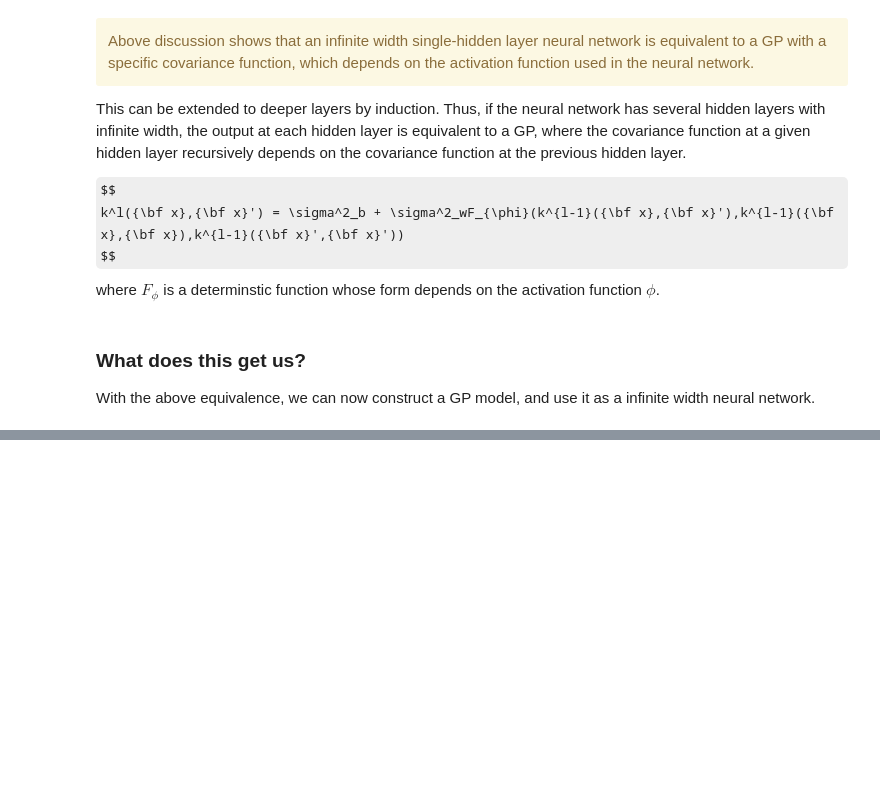
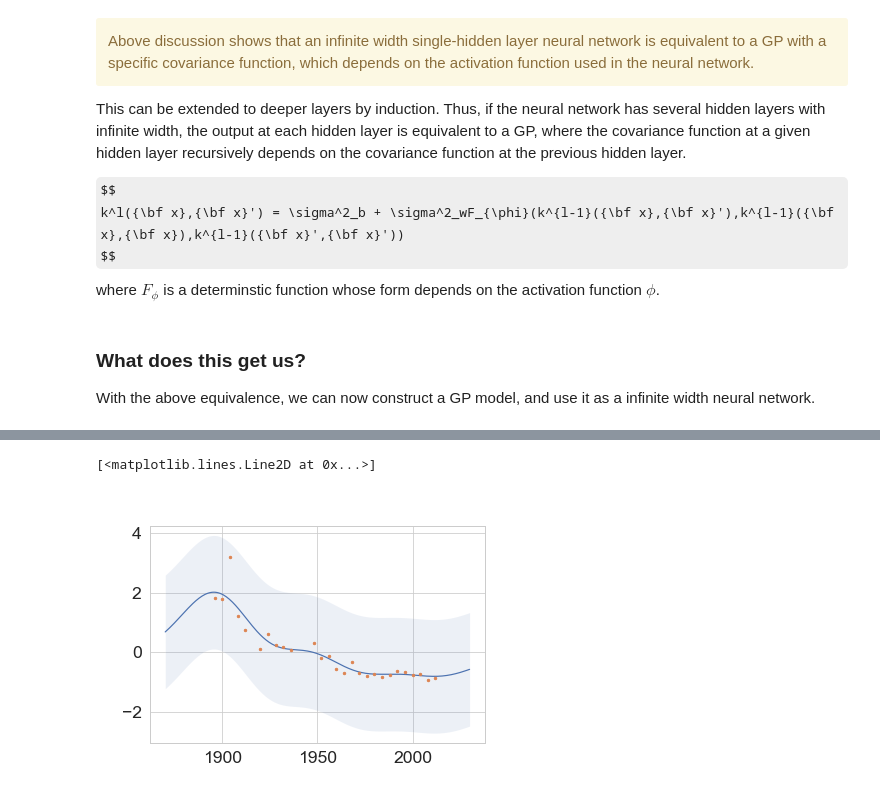
Before and after one commit to ubdsgroup/mladvanced-notebooks, a Jupyter notebook: Gaussian processes and Deep Learning.ipynb, the cells around one changed output, grey strips where cells are left out. Drawn from its saved outputs; the diff is of its cells as text; code cells hidden in the pictures; some formulas as TeX source; blank space fills up the shorter version.

```diff
--- a/Gaussian processes and Deep Learning.ipynb
+++ b/Gaussian processes and Deep Learning.ipynb
@@ -98,0 +222,13 @@ With the above equivalence, we can now construct a GP model, and use it as a inf
+# %%
+m_full = GPy.models.GPRegression(x,yhat)
+_ = m_full.optimize() # Optimize parameters of covariance function
+# %%
+xt = np.linspace(1870,2030,200)[:,np.newaxis]
+yt_mean, yt_var = m_full.predict(xt)
+yt_sd=np.sqrt(yt_var)
+# %%
+plot_gp(yt_mean,yt_sd, xt,legend=False)
+plt.plot(x,yhat,'.')
+# %% [output]
+[<matplotlib.lines.Line2D at 0x...>]
+[figure, added]
```
Also changed, not shown: parts of 19 cells of this notebook, 7 other files.
